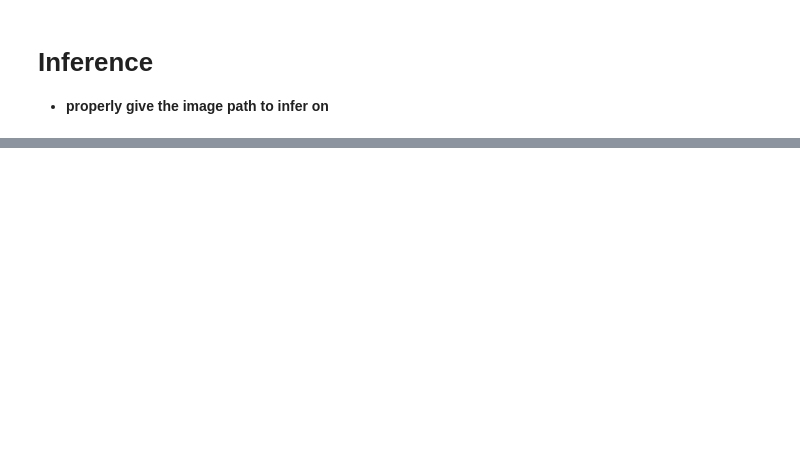
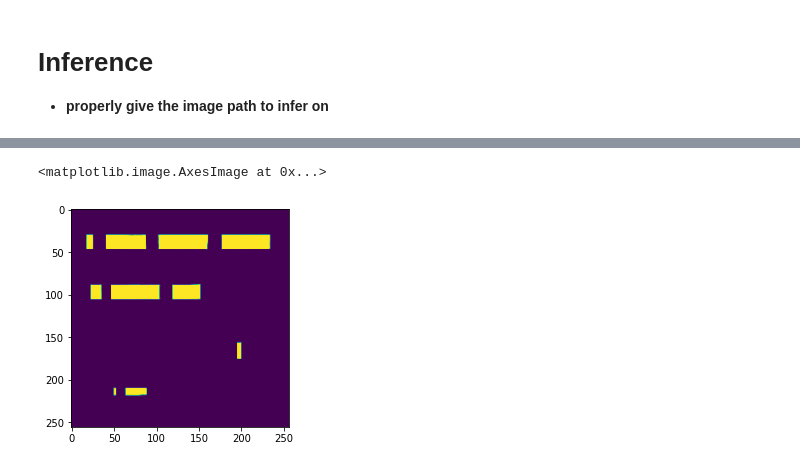
Before and after one commit to mnansary/apsis-detection, a Jupyter notebook: inference.ipynb, the cells around one changed output, grey strips where cells are left out. Drawn from its saved outputs; the diff is of its cells as text; code cells hidden in the pictures; blank space fills up the shorter version.

```diff
--- a/inference.ipynb
+++ b/inference.ipynb
@@ -136,3 +145,8 @@ lmap=np.squeeze(pred[:,:,1])
+# %%
+plt.imshow(lmap)
+# %% [output]
+<matplotlib.image.AxesImage at 0x...>
+[figure, added]
 # %%
 from coreLib.core import getBoxes,drawBoxes
 boxes=getBoxes(tmap,lmap)
```
Also changed, not shown: parts of 6 cells of this notebook, 3 other files.
